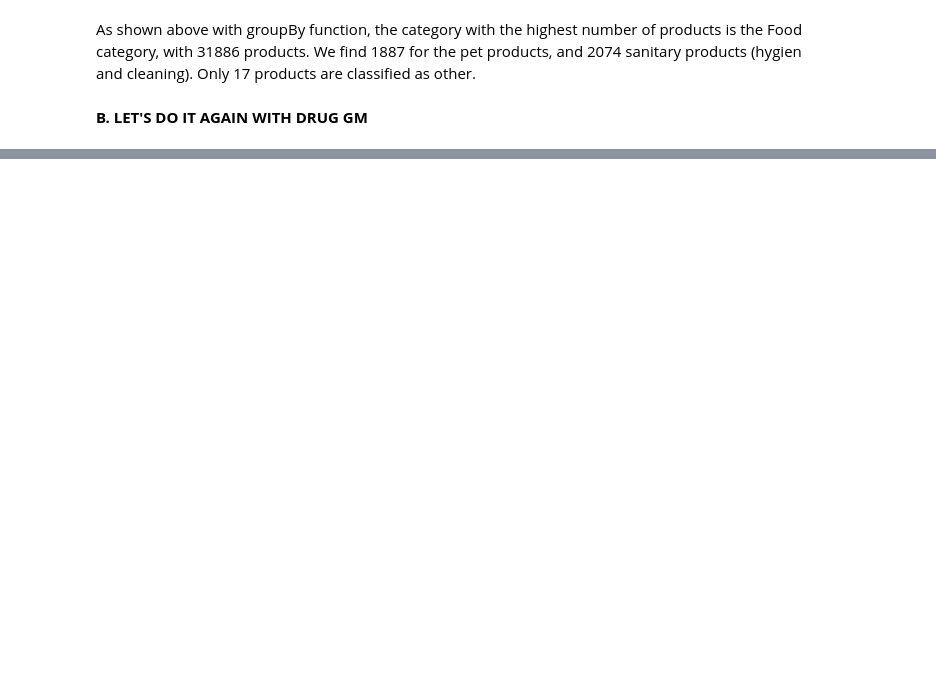
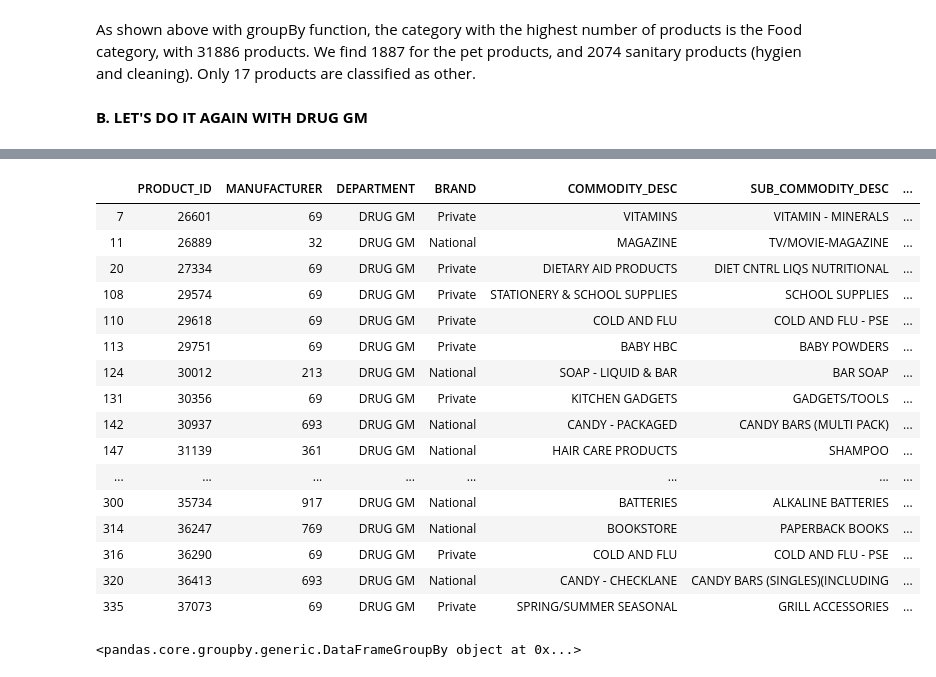
Before and after one commit to marvande/epfl-ada-2019-data-analysis, a Jupyter notebook: code/Products.ipynb, the cells around one changed output, grey strips where cells are left out. Cells and saved outputs as stored; diff of their text form; code cells hidden in the pictures; blank space fills up the shorter version.

Commit message:
Drug GM categorization finished

```diff
--- a/code/Products.ipynb
+++ b/code/Products.ipynb
@@ -279,0 +486,63 @@ wordsDGM.w3.unique()
+# %%
+#now we need to fill the DrugGM table with the type of elements :
+
+for i in DrugGM.index :
+    if (wordsDGM['IsOtherW1'].loc[i]) and (wordsDGM['IsOtherW2'].loc[i]) and (wordsDGM['IsOtherW3'].loc[i]) :
+        DrugGM.IsStationnery.loc[i] = False
+        DrugGM.IsSmoke.loc[i] = False
+        DrugGM.IsSanitary.loc[i] = False
+        DrugGM.IsOther.loc[i] = True
+        DrugGM.IsSmallStuff.loc[i] = False
+
+    elif (wordsDGM['IsSmallStuffW1'].loc[i]) or (wordsDGM['IsSmallStuffW2'].loc[i]) or (wordsDGM['IsSmallStuffW3'].loc[i]):
+        DrugGM.IsStationnery.loc[i] = False
+        DrugGM.IsSmoke.loc[i] = False
+        DrugGM.IsSanitary.loc[i] = False
+        DrugGM.IsOther.loc[i] = False
+        DrugGM.IsSmallStuff.loc[i] = True
+
+    elif (wordsDGM['IsSmokeW1'].loc[i]) or (wordsDGM['IsSmokeW2'].loc[i]) or (wordsDGM['IsSmokeW3'].loc[i]):
+        DrugGM.IsStationnery.loc[i] = False
+        DrugGM.IsSmoke.loc[i] = True
+        DrugGM.IsSanitary.loc[i] = False
+        DrugGM.IsOther.loc[i] = False
+        DrugGM.IsSmallStuff.loc[i] = False
+
+    elif (wordsDGM['IsStationneryW1'].loc[i]):
+        DrugGM.IsStationnery.loc[i] = True
+        DrugGM.IsSmoke.loc[i] = False
+        DrugGM.IsSanitary.loc[i] = False
+        DrugGM.IsOther.loc[i] = False
+        DrugGM.IsSmallStuff.loc[i] = False
+
+    elif (wordsDGM['IsSanitaryW1'].loc[i]) or (wordsDGM['IsSanitaryW2'].loc[i]) or (wordsDGM['IsSanitaryW3'].loc[i]):
+        DrugGM.IsStationnery.loc[i] = False
+        DrugGM.IsSmoke.loc[i] = False
+        DrugGM.IsSanitary.loc[i] = True
+        DrugGM.IsOther.loc[i] = False
+        DrugGM.IsSmallStuff.loc[i] = False
+# %%
+#product[product['DEPARTMENT'] =='PRODUCE'].head(60)
+DrugGM.head(39)
+# %% [output]
+|  | PRODUCT_ID | MANUFACTURER | DEPARTMENT | BRAND | COMMODITY_DESC | SUB_COMMODITY_DESC | ... |
+| 7 | 26601 | 69 | DRUG GM | Private | VITAMINS | VITAMIN - MINERALS | ... |
+| 11 | 26889 | 32 | DRUG GM | National | MAGAZINE | TV/MOVIE-MAGAZINE | ... |
+| 20 | 27334 | 69 | DRUG GM | Private | DIETARY AID PRODUCTS | DIET CNTRL LIQS NUTRITIONAL | ... |
+| 108 | 29574 | 69 | DRUG GM | Private | STATIONERY & SCHOOL SUPPLIES | SCHOOL SUPPLIES | ... |
+| 110 | 29618 | 69 | DRUG GM | Private | COLD AND FLU | COLD AND FLU - PSE | ... |
+| 113 | 29751 | 69 | DRUG GM | Private | BABY HBC | BABY POWDERS | ... |
+| 124 | 30012 | 213 | DRUG GM | National | SOAP - LIQUID & BAR | BAR SOAP | ... |
+| 131 | 30356 | 69 | DRUG GM | Private | KITCHEN GADGETS | GADGETS/TOOLS | ... |
+| 142 | 30937 | 693 | DRUG GM | National | CANDY - PACKAGED | CANDY BARS (MULTI PACK) | ... |
+| 147 | 31139 | 361 | DRUG GM | National | HAIR CARE PRODUCTS | SHAMPOO | ... |
+| ... | ... | ... | ... | ... | ... | ... | ... |
+| 300 | 35734 | 917 | DRUG GM | National | BATTERIES | ALKALINE BATTERIES | ... |
+| 314 | 36247 | 769 | DRUG GM | National | BOOKSTORE | PAPERBACK BOOKS | ... |
+| 316 | 36290 | 69 | DRUG GM | Private | COLD AND FLU | COLD AND FLU - PSE | ... |
+| 320 | 36413 | 693 | DRUG GM | National | CANDY - CHECKLANE | CANDY BARS (SINGLES)(INCLUDING | ... |
+| 335 | 37073 | 69 | DRUG GM | Private | SPRING/SUMMER SEASONAL | GRILL ACCESSORIES | ... |
+# %%
+DrugGM.groupby(DrugGM.IsSmallStuff)
+# %% [output]
+<pandas.core.groupby.generic.DataFrameGroupBy object at 0x...>
```
Also changed, not shown: parts of 27 cells of this notebook.
